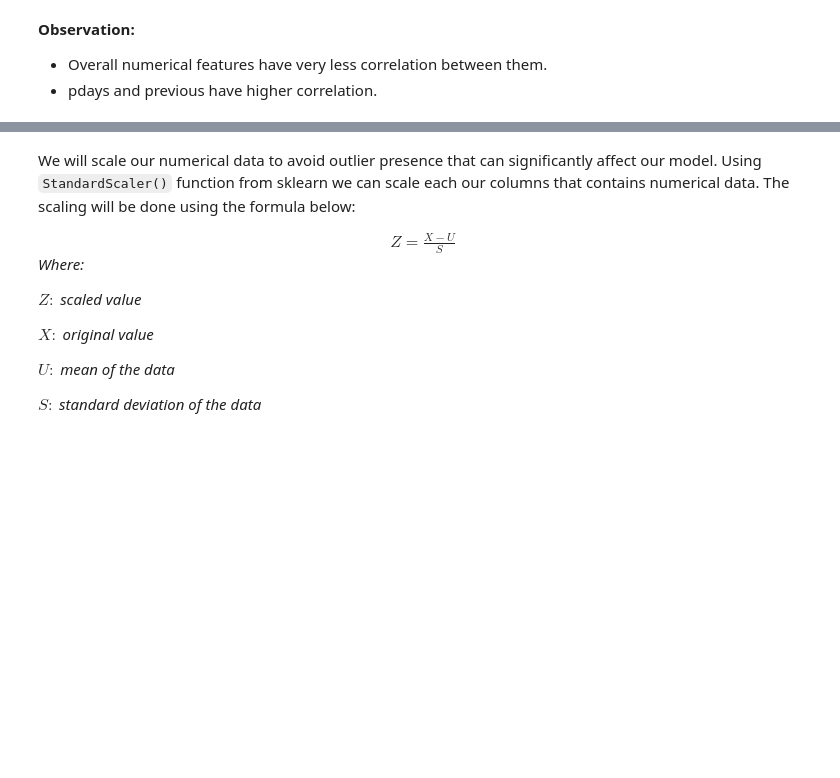
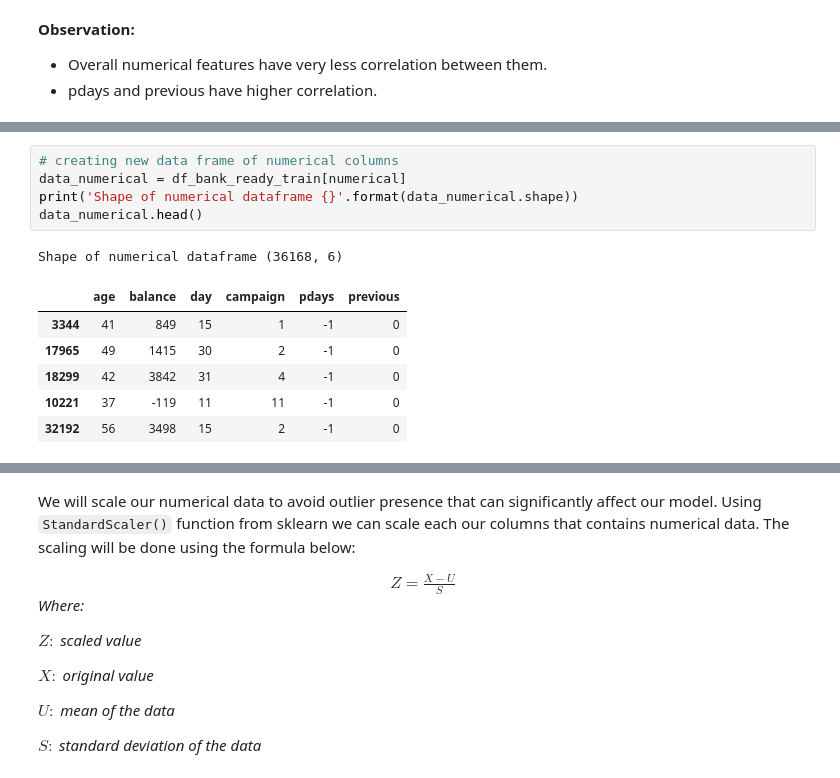
Before and after one commit to palit-ishan/Bank_Marketing_Campaign_Outcome, a Jupyter notebook: ML_Project_Notebook.ipynb, the cells around one changed output, grey strips where cells are left out. Saved outputs shown, nothing was run; the diff lists cells and outputs as text; blank space fills up the shorter version.

```diff
--- a/ML_Project_Notebook.ipynb
+++ b/ML_Project_Notebook.ipynb
@@ -595,0 +602,13 @@ __Observation:__
+# %%
+# creating new data frame of numerical columns
+data_numerical = df_bank_ready_train[numerical]
+print('Shape of numerical dataframe {}'.format(data_numerical.shape))
+data_numerical.head()
+# %% [output]
+Shape of numerical dataframe (36168, 6)
+|  | age | balance | day | campaign | pdays | previous |
+| 3344 | 41 | 849 | 15 | 1 | -1 | 0 |
+| 17965 | 49 | 1415 | 30 | 2 | -1 | 0 |
+| 18299 | 42 | 3842 | 31 | 4 | -1 | 0 |
+| 10221 | 37 | -119 | 11 | 11 | -1 | 0 |
+| 32192 | 56 | 3498 | 15 | 2 | -1 | 0 |
```
Also changed, not shown: parts of 14 cells of this notebook.
